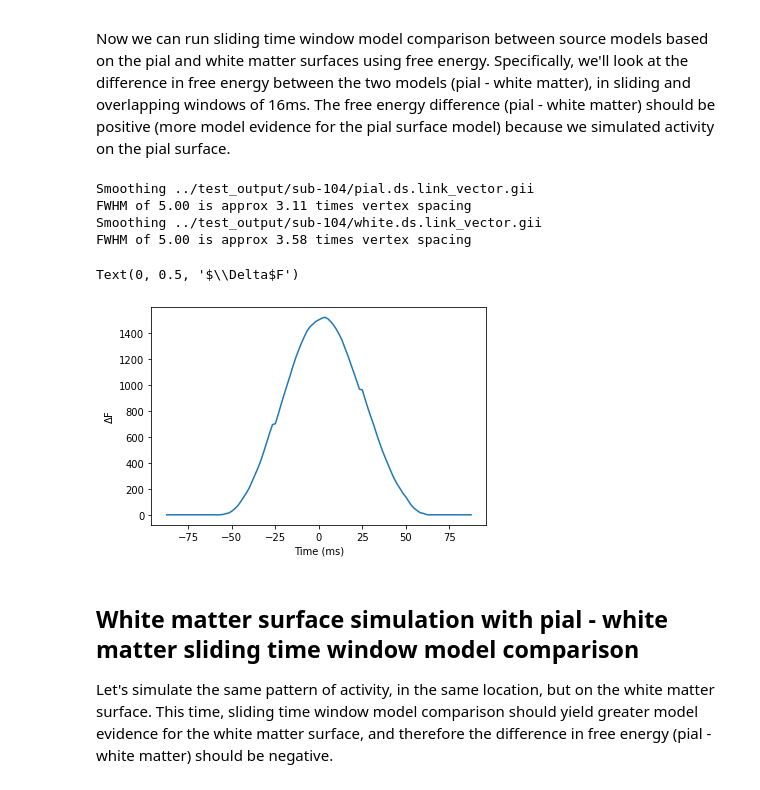
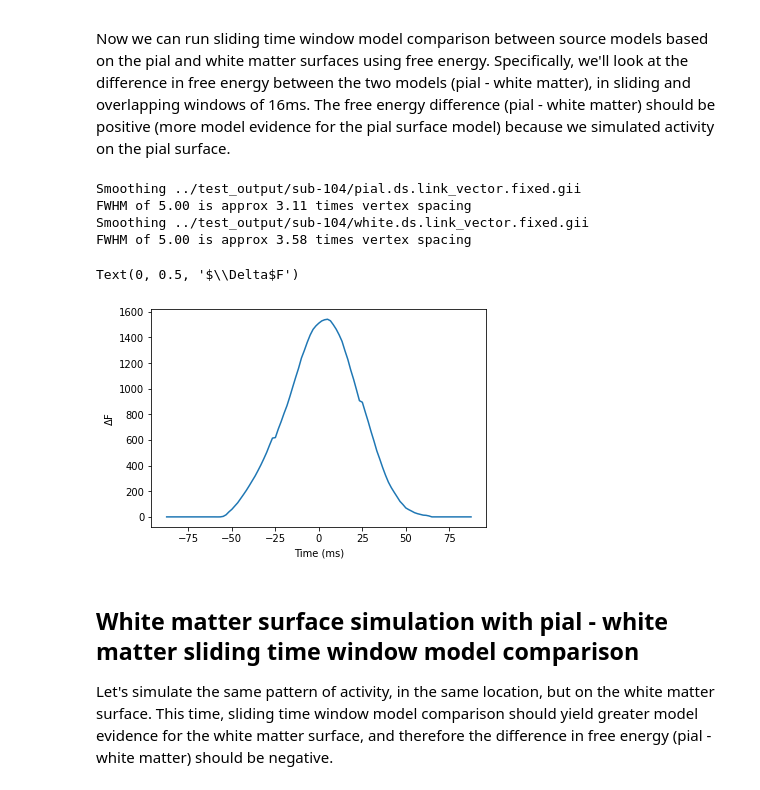
Before and after one commit to danclab/laMEG, a Jupyter notebook: tutorials/tutorial_04_sliding_win_model_comparison.ipynb, the cells around one changed output. Cells and saved outputs as stored; diff of their text form; code cells hidden in the pictures.

```diff
--- a/tutorials/tutorial_04_sliding_win_model_comparison.ipynb
+++ b/tutorials/tutorial_04_sliding_win_model_comparison.ipynb
@@ -20,6 +20,7 @@ from lameg.simulate import run_dipole_simulation
 from lameg.surf import interpolate_data
 from lameg.util import get_surface_names
 from lameg.viz import show_surface, color_map
+import spm_standalone
 
 # Subject information for data to base the simulations on
 subj_id = 'sub-104'
@@ -37,6 +38,8 @@ data_file = os.path.join(
     ses_id,
     'spm/pspm-converted_autoreject-sub-104-ses-01-001-btn_trial-epo.mat'
 )
+
+spm = spm_standalone.initialize()
 # %% [markdown]
 For source reconstructions, we need an MRI and a surface mesh. The simulations will be based on a forward model using the multilayer mesh, and the model comparison will use each layer mesh
 # %%
@@ -44,7 +47,7 @@ For source reconstructions, we need an MRI and a surface mesh. The simulations w
 mri_fname = os.path.join('../test_data/spm', subj_id, 's2023-02-28_13-33-133958-00001-00224-1.nii' )
 
 # Mesh to use for forward model in the simulations
-multilayer_mesh_fname = os.path.join('../test_output', subj_id, 'multilayer.11.ds.link_vector.gii')
+multilayer_mesh_fname = os.path.join('../test_output', subj_id, 'multilayer.11.ds.link_vector.fixed.gii')
 
 # Load multilayer mesh and compute the number of vertices per layer
 mesh = nib.load(multilayer_mesh_fname)
@@ -164,7 +169,7 @@ We'll simulate a 5mm patch of activity with -5 dB SNR at the sensor level. The d
 pial_vertex = sim_vertex
 # Orientation of the simulated dipole
 pial_unit_norm = mesh.darrays[2].data[pial_vertex,:]
-prefix = f'sim_{sim_vertex}_pial.'
+prefix = f'sim_{sim_vertex}_pial_'
 
 # Size of simulated patch of activity (mm)
 sim_patch_size = 5
@@ -180,7 +185,8 @@ pial_sim_fname = run_dipole_simulation(
     pial_unit_norm,
     dipole_moment,
     sim_patch_size,
-    SNR
+    SNR,
+    spm_instance=spm
 )
 # %% [markdown]
 ## Localizer inversion
@@ -192,11 +198,12 @@ Now we'll run a source reconstruction using the multilayer mesh, extract the sig
     n_layers,
     patch_size=patch_size,
     n_temp_modes=n_temp_modes,
-    return_mu_matrix=True
+    return_mu_matrix=True,
+    spm_instance=spm
 )
 
 layer_vertices = np.arange(verts_per_surf)
-layer_ts, time = load_source_time_series(
+layer_ts, time, ch_names = load_source_time_series(
     pial_sim_fname,
     mu_matrix=MU,
     vertices=layer_vertices
@@ -260,37 +267,38 @@ Now we can run sliding time window model comparison between source models based
 # %%
 # Number of temporal models for sliding time window inversion
 sliding_n_temp_modes = 4
 # Size of sliding window (in ms)
 win_size = 50
 # Whether or not windows overlap
 win_overlap = True
 
 # Run sliding time window model comparison between the first layer (pial) and the last layer (white matter)
 [Fs,wois] = sliding_window_model_comparison(
     prior,
     nas,
     lpa,
     rpa,
     mri_fname,
     [layer_fnames[0], layer_fnames[-1]],
     pial_sim_fname,
     patch_size=patch_size,
     n_temp_modes=sliding_n_temp_modes,
     win_size=win_size,
-    win_overlap=win_overlap
+    win_overlap=win_overlap,
+    spm_instance=spm
 )
 
 # Plot difference in free energy over time (pial minus white) - this should be positive
 plt.plot(np.mean(wois,axis=-1), Fs[0,:]-Fs[1,:])
 plt.xlabel('Time (ms)')
 plt.ylabel(r'$\Delta$F')
 # %% [output]
-Smoothing ../test_output/sub-104/pial.ds.link_vector.gii
+Smoothing ../test_output/sub-104/pial.ds.link_vector.fixed.gii
 FWHM of 5.00 is approx 3.11 times vertex spacing
-Smoothing ../test_output/sub-104/white.ds.link_vector.gii
+Smoothing ../test_output/sub-104/white.ds.link_vector.fixed.gii
 FWHM of 5.00 is approx 3.58 times vertex spacing
 Text(0, 0.5, '$\\Delta$F')
-[figure, old version]
+[figure, new version]
 # %% [markdown]
 ## White matter surface simulation with pial - white matter sliding time window model comparison
 Let's simulate the same pattern of activity, in the same location, but on the white matter surface. This time, sliding time window model comparison should yield greater model evidence for the white matter surface, and therefore the difference in free energy (pial - white matter) should be negative.
```
Also changed, not shown: parts of 6 cells of this notebook, 4 other files.
